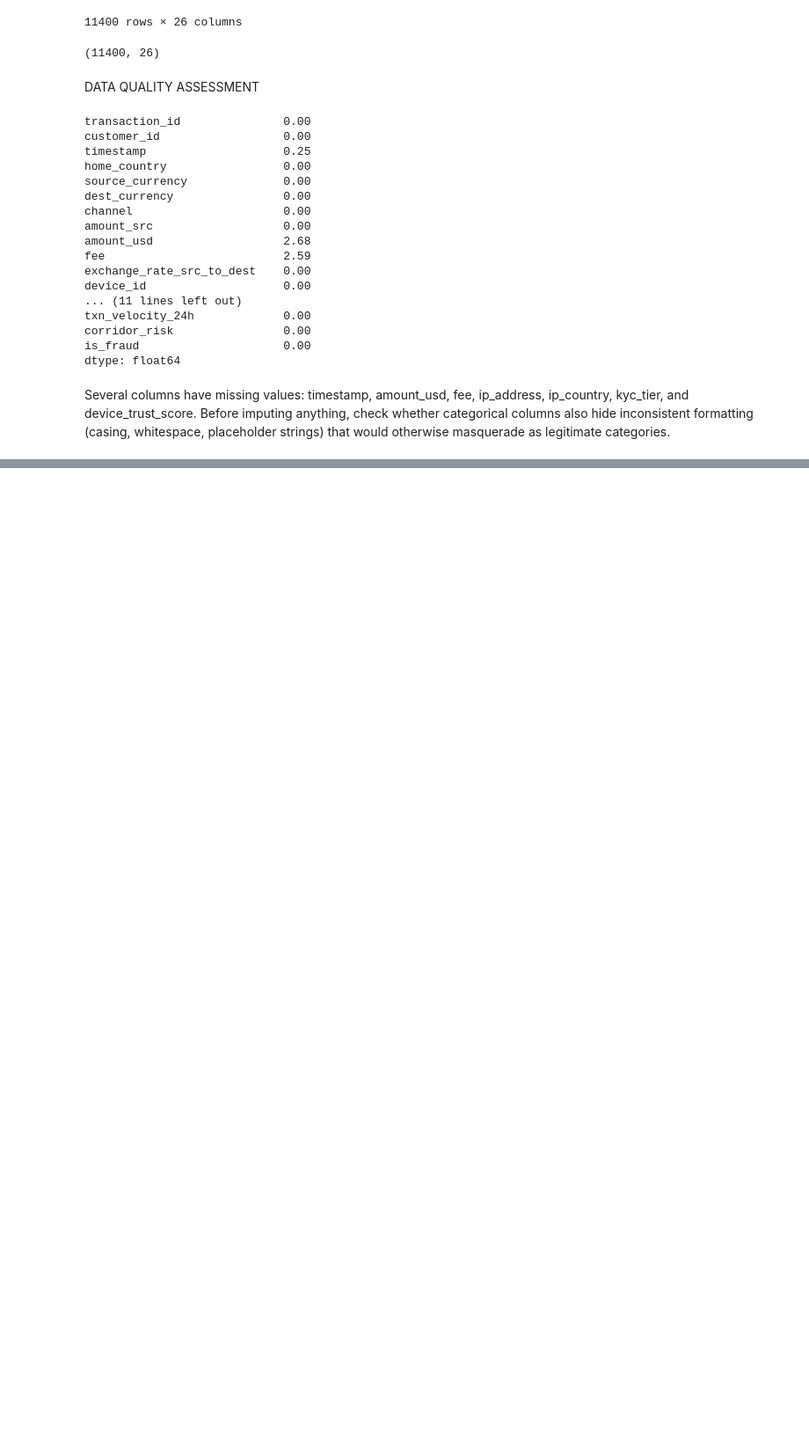
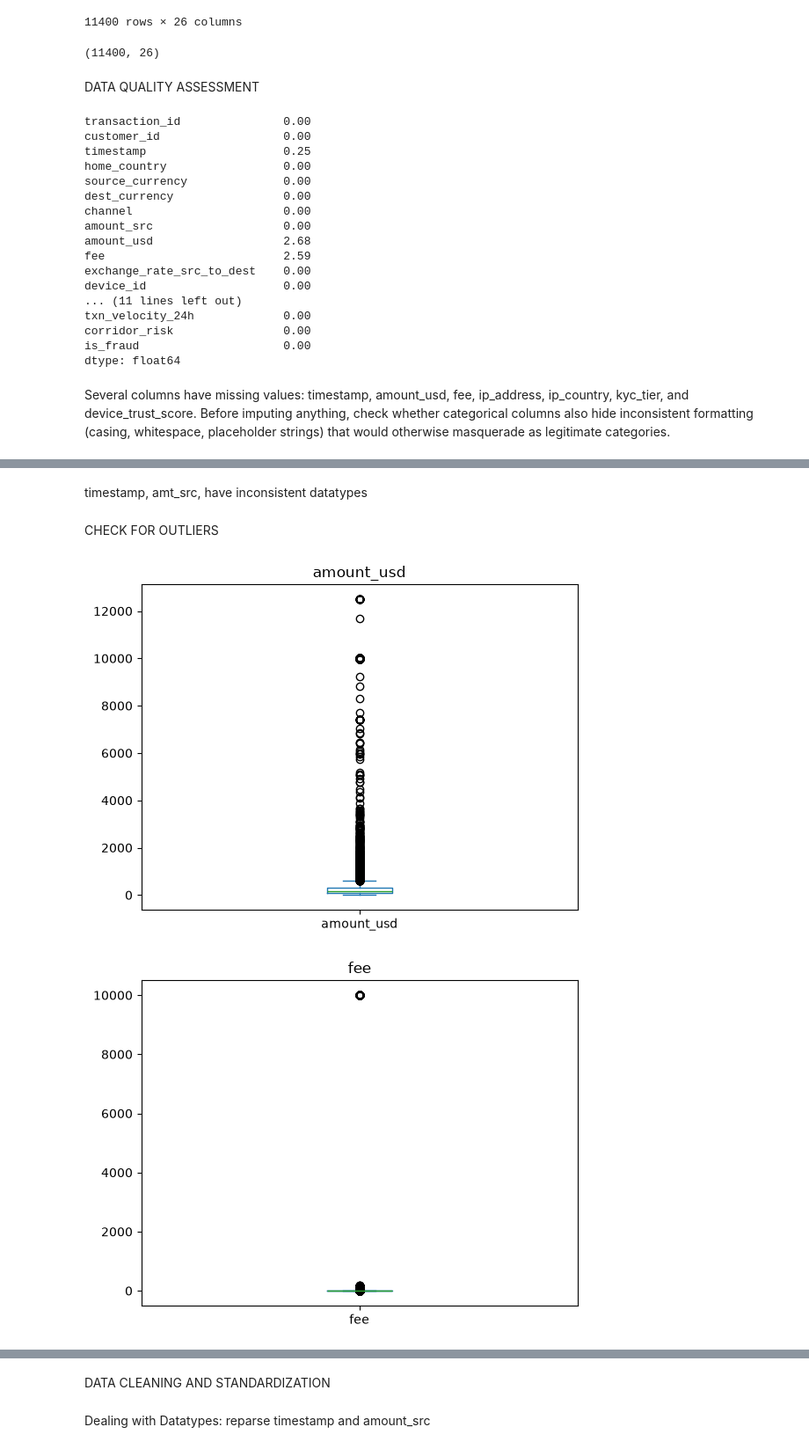
Before and after one commit to Emmanuel060496/fraud-detection, a Jupyter notebook: notebook/EDA.ipynb, the cells around one changed output, grey strips where cells are left out. Shown at 88% size. Cells and saved outputs as stored; diff of their text form; code cells hidden in the pictures; blank space fills up the shorter version.

```diff
--- a/notebook/EDA.ipynb
+++ b/notebook/EDA.ipynb
@@ -56,0 +59,4 @@ Several columns have missing values: timestamp, amount_usd, fee, ip_address, ip_
+# %%
+for col in df.select_dtypes(include=['str']).columns.tolist():
+    print(df[col].value_counts())
+    print('--------------------------------')
@@ -56,0 +117,12 @@ Several columns have missing values: timestamp, amount_usd, fee, ip_address, ip_
+# %% [markdown]
+timestamp, amt_src, have inconsistent datatypes
+# %% [markdown]
+CHECK FOR OUTLIERS
+# %%
+for col in df.select_dtypes(include=np.number).columns.tolist():
+    df[col].plot(kind='box')
+    plt.title(col)
+    plt.show()
+# %% [output]
+[figure, added]
+[figure, added]
@@ -56,0 +139,4 @@ Several columns have missing values: timestamp, amount_usd, fee, ip_address, ip_
+# %% [markdown]
+DATA CLEANING AND STANDARDIZATION
+# %% [markdown]
+Dealing with Datatypes: reparse timestamp and amount_src
```
Also changed, not shown: parts of 15 cells of this notebook.
